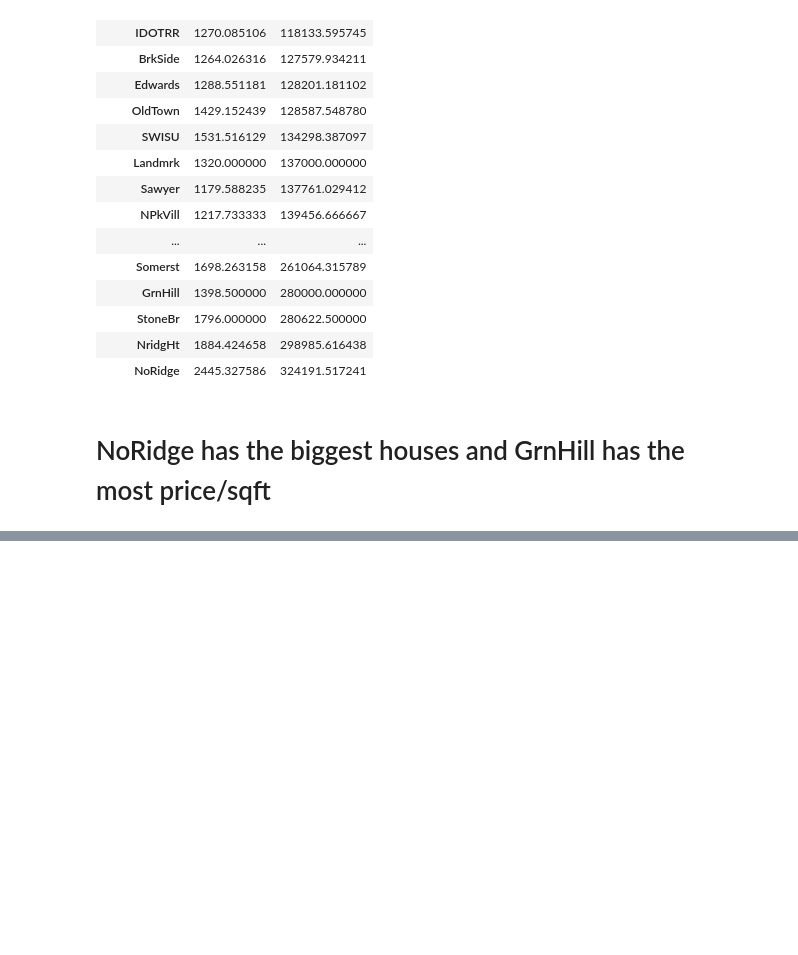
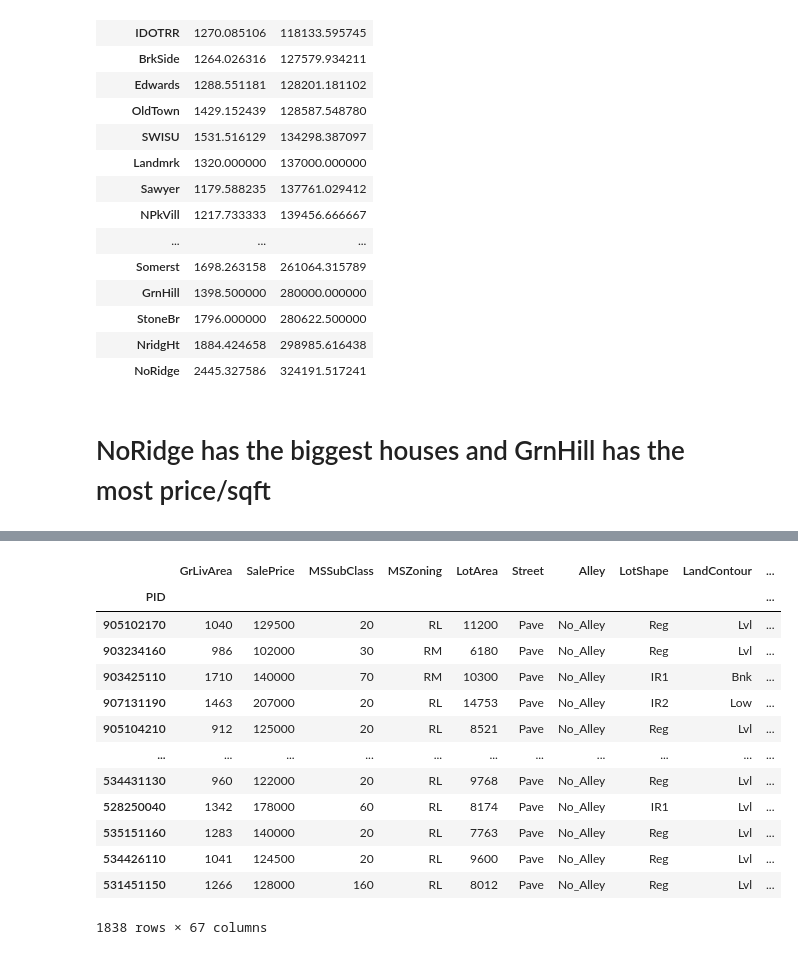
Before and after one commit to SwetaPrabh/Housing_Data_Analysis, a Jupyter notebook: EDA_housing.ipynb, the cells around one changed output, grey strips where cells are left out. Saved outputs shown, nothing was run; the diff lists cells and outputs as text; code cells hidden in the pictures; blank space fills up the shorter version.

```diff
--- a/EDA_housing.ipynb
+++ b/EDA_housing.ipynb
@@ -761,0 +828,18 @@ Neigborhood_housing
+# %%
+train_housing = train_housing.reset_index()
+train_housing
+# %% [output]
+|  | GrLivArea | SalePrice | MSSubClass | MSZoning | LotArea | Street | Alley | LotShape | LandContour | ... |
+| PID |  |  |  |  |  |  |  |  |  | ... |
+| 905102170 | 1040 | 129500 | 20 | RL | 11200 | Pave | No_Alley | Reg | Lvl | ... |
+| 903234160 | 986 | 102000 | 30 | RM | 6180 | Pave | No_Alley | Reg | Lvl | ... |
+| 903425110 | 1710 | 140000 | 70 | RM | 10300 | Pave | No_Alley | IR1 | Bnk | ... |
+| 907131190 | 1463 | 207000 | 20 | RL | 14753 | Pave | No_Alley | IR2 | Low | ... |
+| 905104210 | 912 | 125000 | 20 | RL | 8521 | Pave | No_Alley | Reg | Lvl | ... |
+| ... | ... | ... | ... | ... | ... | ... | ... | ... | ... | ... |
+| 534431130 | 960 | 122000 | 20 | RL | 9768 | Pave | No_Alley | Reg | Lvl | ... |
+| 528250040 | 1342 | 178000 | 60 | RL | 8174 | Pave | No_Alley | IR1 | Lvl | ... |
+| 535151160 | 1283 | 140000 | 20 | RL | 7763 | Pave | No_Alley | Reg | Lvl | ... |
+| 534426110 | 1041 | 124500 | 20 | RL | 9600 | Pave | No_Alley | Reg | Lvl | ... |
+| 531451150 | 1266 | 128000 | 160 | RL | 8012 | Pave | No_Alley | Reg | Lvl | ... |
+1838 rows × 67 columns
```
Also changed, not shown: parts of 19 cells of this notebook.
